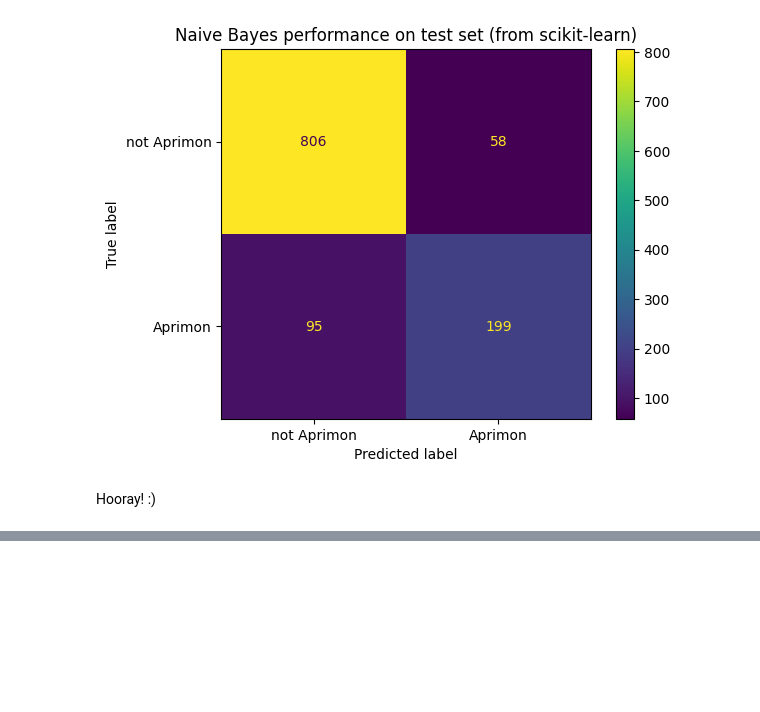
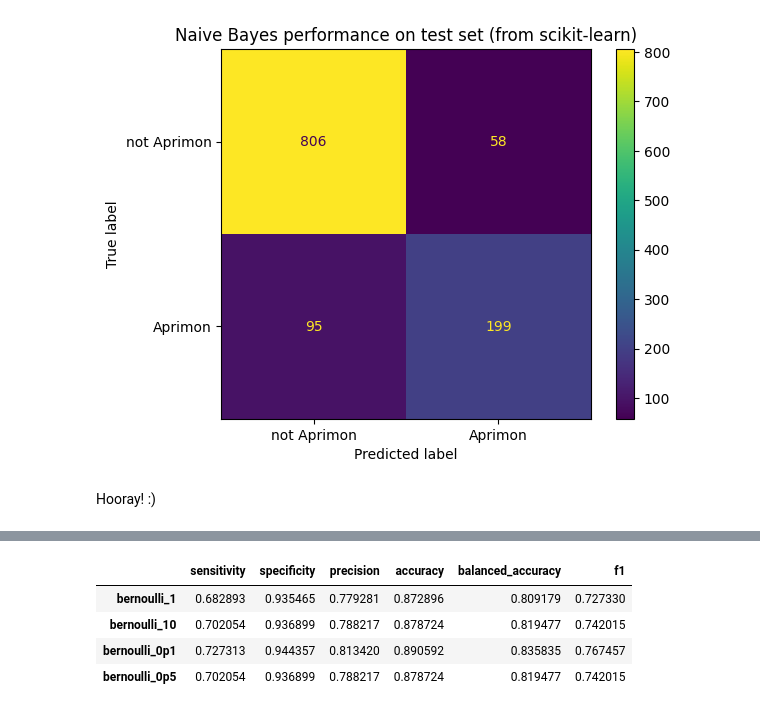
Before and after one commit to penelopeysm/apriml, a Jupyter notebook: naive_bayes.ipynb, the cells around one changed output, grey strips where cells are left out. Drawn from its saved outputs; the diff is of its cells as text; code cells hidden in the pictures; blank space fills up the shorter version.

```diff
--- a/naive_bayes.ipynb
+++ b/naive_bayes.ipynb
@@ -505,0 +550,34 @@ Hooray! :)
+# %%
+from sklearn.model_selection import cross_validate
+from sklearn.metrics import make_scorer
+import sklearn.metrics as metrics
+
+classifiers = {}
+cross_val_scores = {}
+confusion_matrices = {}
+test_scores = {}
+
+def add_model(name, classifier):
+    classifier.fit(X_overall_train, T_train)
+    classifiers[name] = classifier
+    cval = cross_validate(classifiers[name], X_overall_train, T_train, cv=5,
+                          scoring={
+                              'sensitivity': make_scorer(metrics.recall_score, pos_label=1),
+                              'specificity': make_scorer(metrics.recall_score, pos_label=0),
+                              'precision': make_scorer(metrics.precision_score),
+                              'accuracy': make_scorer(metrics.accuracy_score),
+                              'balanced_accuracy': make_scorer(metrics.balanced_accuracy_score),
+                              'f1': make_scorer(metrics.f1_score),
+                          })
+    cross_val_scores[name] = {
+        'sensitivity': np.mean(cval['test_sensitivity']),
+        'specificity': np.mean(cval['test_specificity']),
+        'precision': np.mean(cval['test_precision']),
+        'accuracy': np.mean(cval['test_accuracy']),
+        'balanced_accuracy': np.mean(cval['test_balanced_accuracy']),
+        'f1': np.mean(cval['test_f1']),
+    }
+
+    predictions = classifiers[name].predict(X_overall_test)
+    confusion_matrices[name] = metrics.confusion_matrix(y_true=T_test, y_pred=predictions)
+    test_scores[name] = metrics.balanced_accuracy_score(y_true=T_test, y_pred=predictions)
@@ -505,0 +590,8 @@ Hooray! :)
+# %%
+pd.DataFrame.from_dict(cross_val_scores, orient='index')
+# %% [output]
+|  | sensitivity | specificity | precision | accuracy | balanced_accuracy | f1 |
+| bernoulli_1 | 0.682893 | 0.935465 | 0.779281 | 0.872896 | 0.809179 | 0.727330 |
+| bernoulli_10 | 0.702054 | 0.936899 | 0.788217 | 0.878724 | 0.819477 | 0.742015 |
+| bernoulli_0p1 | 0.727313 | 0.944357 | 0.813420 | 0.890592 | 0.835835 | 0.767457 |
+| bernoulli_0p5 | 0.702054 | 0.936899 | 0.788217 | 0.878724 | 0.819477 | 0.742015 |
```
Also changed, not shown: parts of 11 cells of this notebook.
